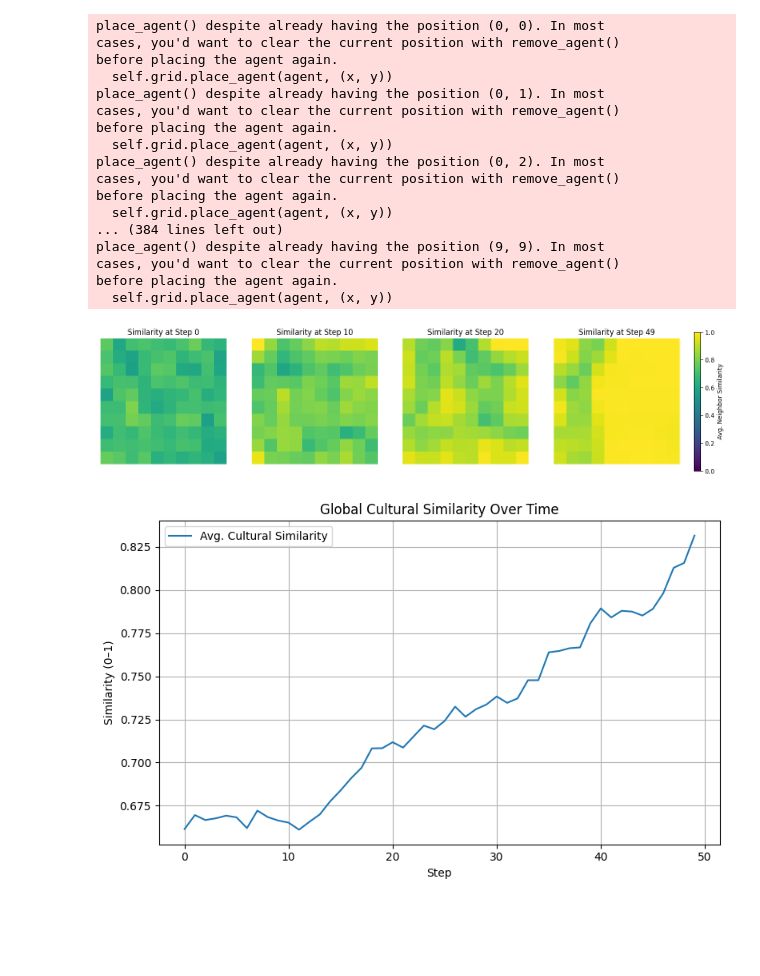
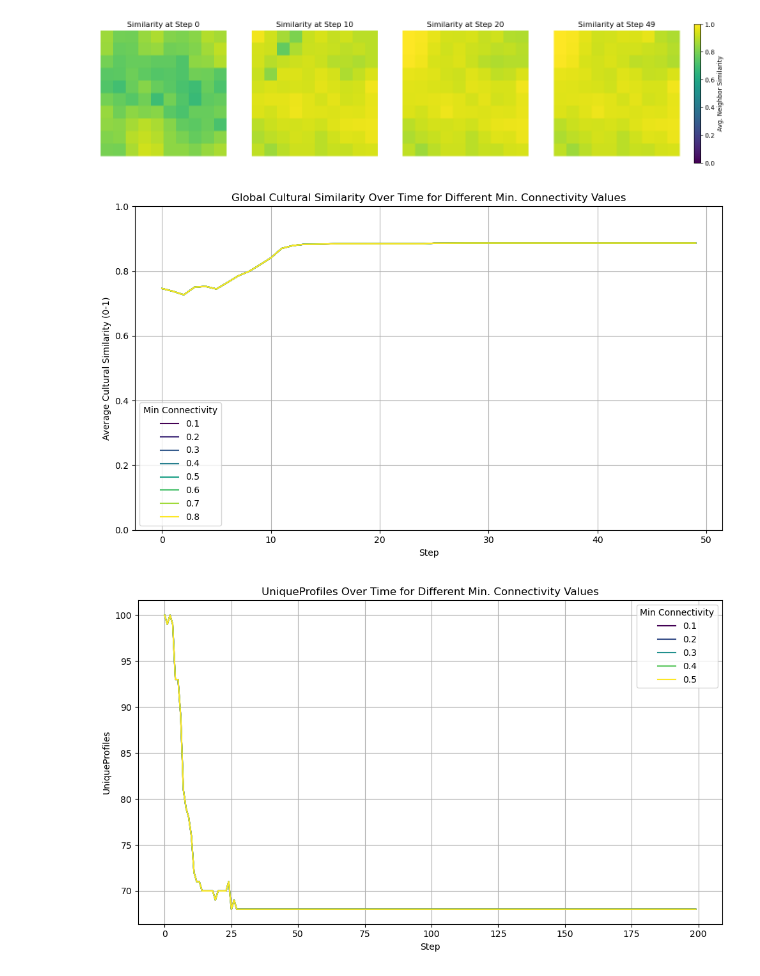
Before and after one commit to DanielSchipfer/Group-Project-CMSS, a Jupyter notebook: project_model.ipynb, the cells around one changed output. Saved outputs shown, nothing was run; the diff lists cells and outputs as text; code cells hidden in the pictures; blank space fills up the shorter version.

```diff
--- a/project_model.ipynb
+++ b/project_model.ipynb
@@ -55,7 +31,7 @@ before placing the agent again.
 similarity_grids = []
 
 # Run model and collect similarity maps
-model = CulturalModel(width=10, height=10, min_distance_threshold=0.9, use_distance=True, seed=42)
+model = CulturalModel(width=10, height=10, difference_threshhold=0.3, use_distance=True, seed=42, min_connectivity=.2)
 
 for step in range(50):
     model.step()
@@ -66,63 +42,71 @@ for step in range(50):
         x, y = agent.pos
         neighbors = model.grid.get_neighbors(agent.pos, moore=True, include_center=False)
         if not neighbors:
             similarity_grid[x][y] = 1.0  # No neighbors = max similarity trivially
             continue
 
         similarities = []
         for neighbor in neighbors:
-            sim = sum(1 - abs(agent.culture[i] - neighbor.culture[i]) for i in range(6)) / 6
+            sim = sum(1 - abs(agent.culture[i] - neighbor.culture[i]) for i in range(5)) / 5
             similarities.append(sim)
 
         similarity_grid[x][y] = sum(similarities) / len(similarities)
 
     similarity_grids.append(similarity_grid.T)  # transpose for imshow()
 
 # Plot snapshots at selected steps
 import matplotlib.pyplot as plt
 
 fig, axes = plt.subplots(1, 4, figsize=(20, 5))
 steps_to_plot = [0, 10, 20, 49]
 
 for i, step in enumerate(steps_to_plot):
     im = axes[i].imshow(similarity_grids[step], cmap='viridis', vmin=0, vmax=1)
     axes[i].set_title(f"Similarity at Step {step}")
     axes[i].axis('off')
 
 cbar = fig.colorbar(im, ax=axes, location='right', shrink=0.8, pad=0.02)
 cbar.set_label("Avg. Neighbor Similarity")
 
 plt.show()
 # %% [output]
-place_agent() despite already having the position (0, 0). In most
-cases, you'd want to clear the current position with remove_agent()
-before placing the agent again.
-  self.grid.place_agent(agent, (x, y))
-place_agent() despite already having the position (0, 1). In most
-cases, you'd want to clear the current position with remove_agent()
-before placing the agent again.
-  self.grid.place_agent(agent, (x, y))
-place_agent() despite already having the position (0, 2). In most
-cases, you'd want to clear the current position with remove_agent()
-before placing the agent again.
-  self.grid.place_agent(agent, (x, y))
-... (384 lines left out)
-place_agent() despite already having the position (9, 9). In most
-cases, you'd want to clear the current position with remove_agent()
-before placing the agent again.
-  self.grid.place_agent(agent, (x, y))
-[figure, old version]
+[figure, new version]
 # %%
-#overall cultural convergence
-data = model.datacollector.get_model_vars_dataframe()
-plt.figure(figsize=(8, 5))
-plt.plot(data["AverageCultureSimilarity"], label="Avg. Cultural Similarity")
+import seaborn as sns
+# --- Plotting the combined data ---
+plt.figure(figsize=(10, 6)) # Adjusted figure size slightly
+
+# Using seaborn for easier plotting of multiple lines based on a category
+# If you prefer pure matplotlib, you'd loop through unique 'min_connectivity' values
+# and plot each one separately.
+sns.lineplot(data=final_combined_data, x="Step", y="AverageCultureSimilarity", hue="min_connectivity", palette="viridis", legend="full")
+
 plt.xlabel("Step")
-plt.ylabel("Similarity (0–1)")
-plt.title("Global Cultural Similarity Over Time")
+plt.ylabel("Average Cultural Similarity (0-1)")
+plt.title("Global Cultural Similarity Over Time for Different Min. Connectivity Values")
 plt.grid(True)
-plt.legend()
+plt.ylim(0, 1) # Ensure y-axis is between 0 and 1 for similarity
+plt.legend(title="Min Connectivity") # Add legend title
 plt.tight_layout()
 plt.show()
 # %% [output]
-[figure, old version]
+[figure, new version]
+# %%
+import seaborn as sns
+# --- Plotting the combined data ---
+plt.figure(figsize=(10, 6)) # Adjusted figure size slightly
+
+# Using seaborn for easier plotting of multiple lines based on a category
+# If you prefer pure matplotlib, you'd loop through unique 'min_connectivity' values
+# and plot each one separately.
+sns.lineplot(data=final_combined_data, x="Step", y="UniqueProfiles", hue="min_connectivity", palette="viridis", legend="full")
+
+plt.xlabel("Step")
+plt.ylabel("UniqueProfiles")
+plt.title("UniqueProfiles Over Time for Different Min. Connectivity Values")
+plt.grid(True)
+plt.legend(title="Min Connectivity") # Add legend title
+plt.tight_layout()
+plt.show()
+# %% [output]
+[figure, added]
```
Also changed, not shown: parts of 9 cells of this notebook, 2 other files.
